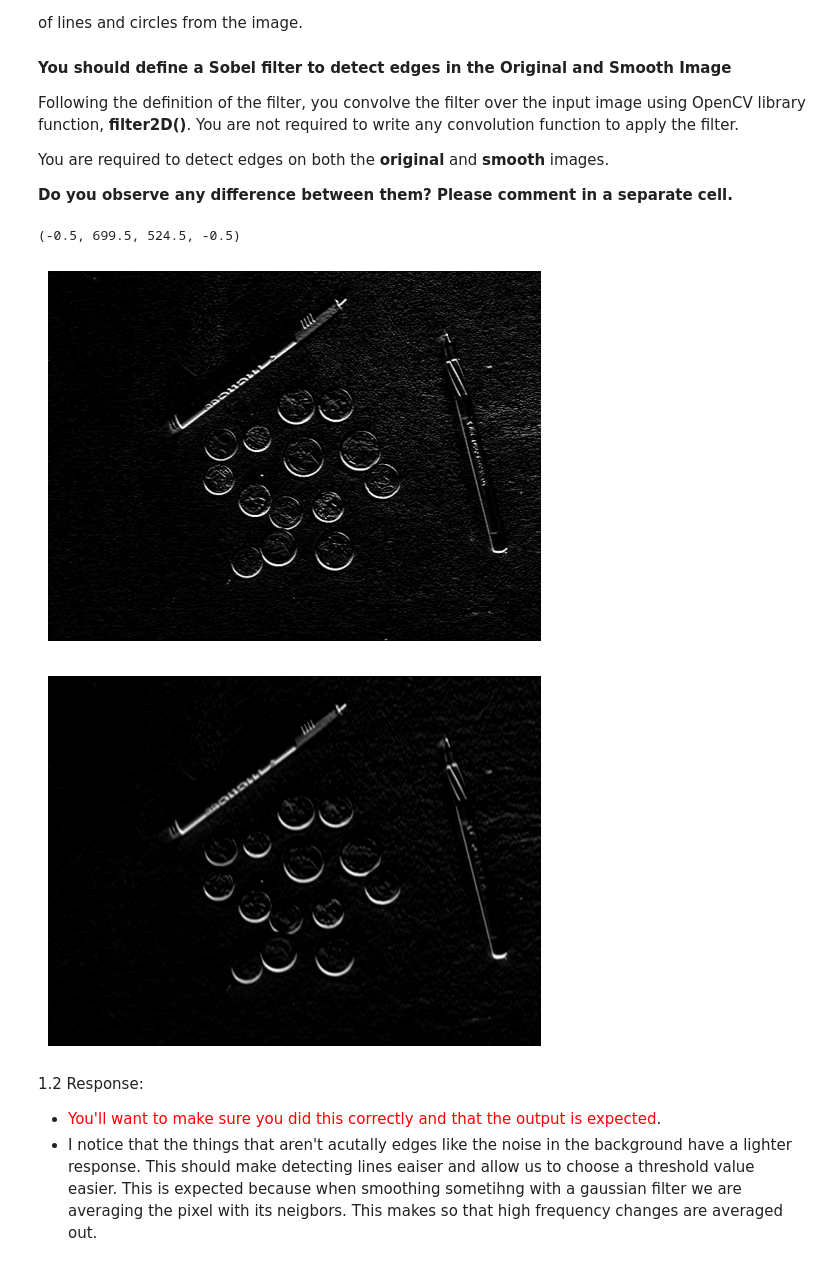
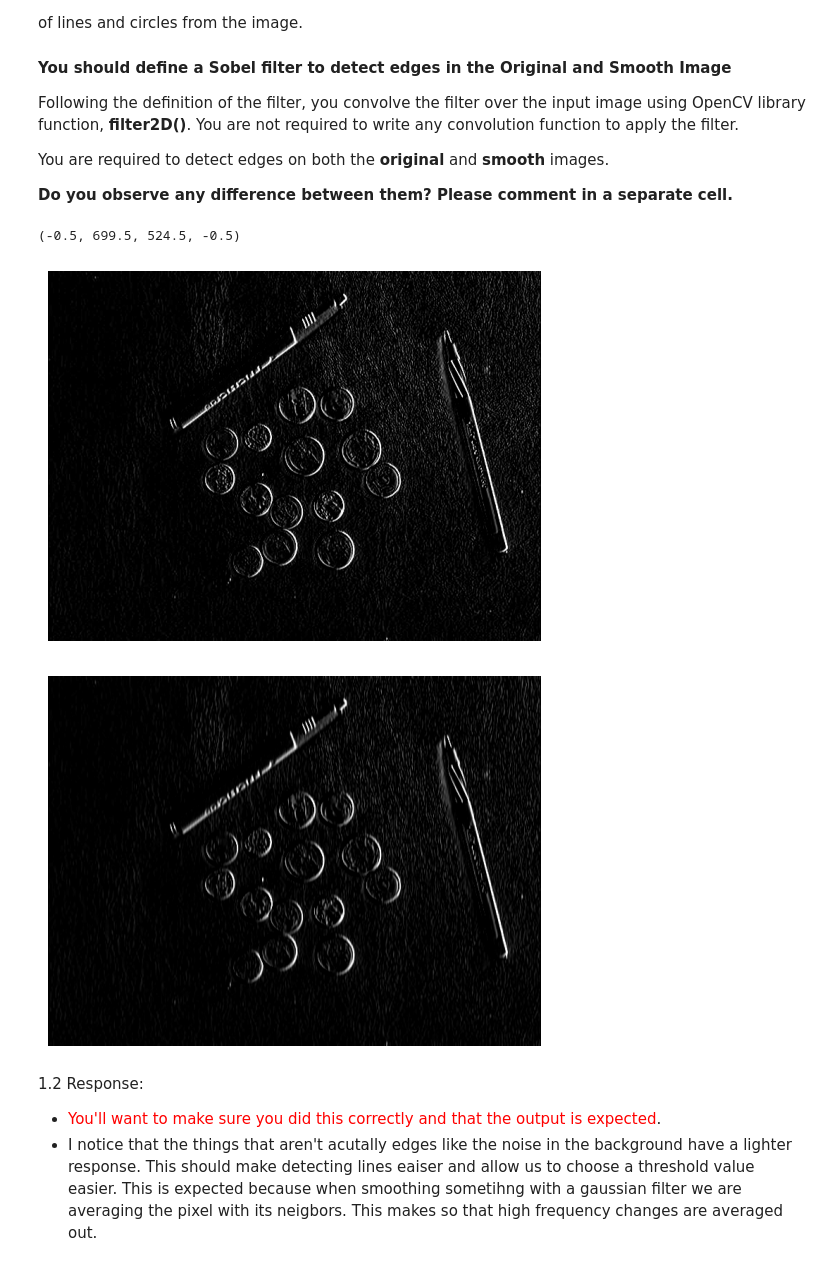
Before and after one commit to JaredMiller9922/CS-6320, a Jupyter notebook: proj2_6320/proj2_code/Project_2_CS6320.ipynb, the cells around one changed output. Cells and saved outputs as stored; diff of their text form; code cells hidden in the pictures.

```diff
--- a/proj2_6320/proj2_code/Project_2_CS6320.ipynb
+++ b/proj2_6320/proj2_code/Project_2_CS6320.ipynb
@@ -183,26 +186,26 @@ You are required to detect edges on both the <b>original</b> and <b>smooth</b> i
 # %%
 # Define the X-direction sobel filter (horizontal gradient)
 sobel_x = np.array([[1,0,-1],[2,0,-2],[1,0,-1]])
-sobel_y = np.array([[1,2,1],[0,0,0],[-1,-2,-1]])
 
-sobel_img = cv.filter2D(img, -1, sobel_y)
-sobel_smooth_img = cv.filter2D(smooth_img, -1, sobel_y)
+sobel_img = cv.filter2D(img, -1, sobel_x)
+
+sobel_smooth_img = cv.filter2D(smooth_img, -1, sobel_x)
 
 sobel_img_gray = rgb2gray(sobel_img)
 sobel_smooth_img_gray = rgb2gray(sobel_smooth_img)
 
 plt.figure()
 plt.imshow(sobel_img_gray, cmap='gray')
 plt.axis('off')
 
 # Plots the smoothed image in the notebook (convert BGR to RGB for correct colors)
 plt.figure()
 plt.imshow(sobel_smooth_img_gray, cmap='gray')
 plt.axis('off')
 # %% [output]
 (-0.5, 699.5, 524.5, -0.5)
-[figure, old version]
+[figure, new version]
-[figure, old version]
+[figure, new version]
 # %% [markdown]
 1.2 Response:
 - <span style="color:red">You'll want to make sure you did this correctly and that the output is expected</span>.
```
Also changed, not shown: parts of 15 cells of this notebook, 9 other files.
